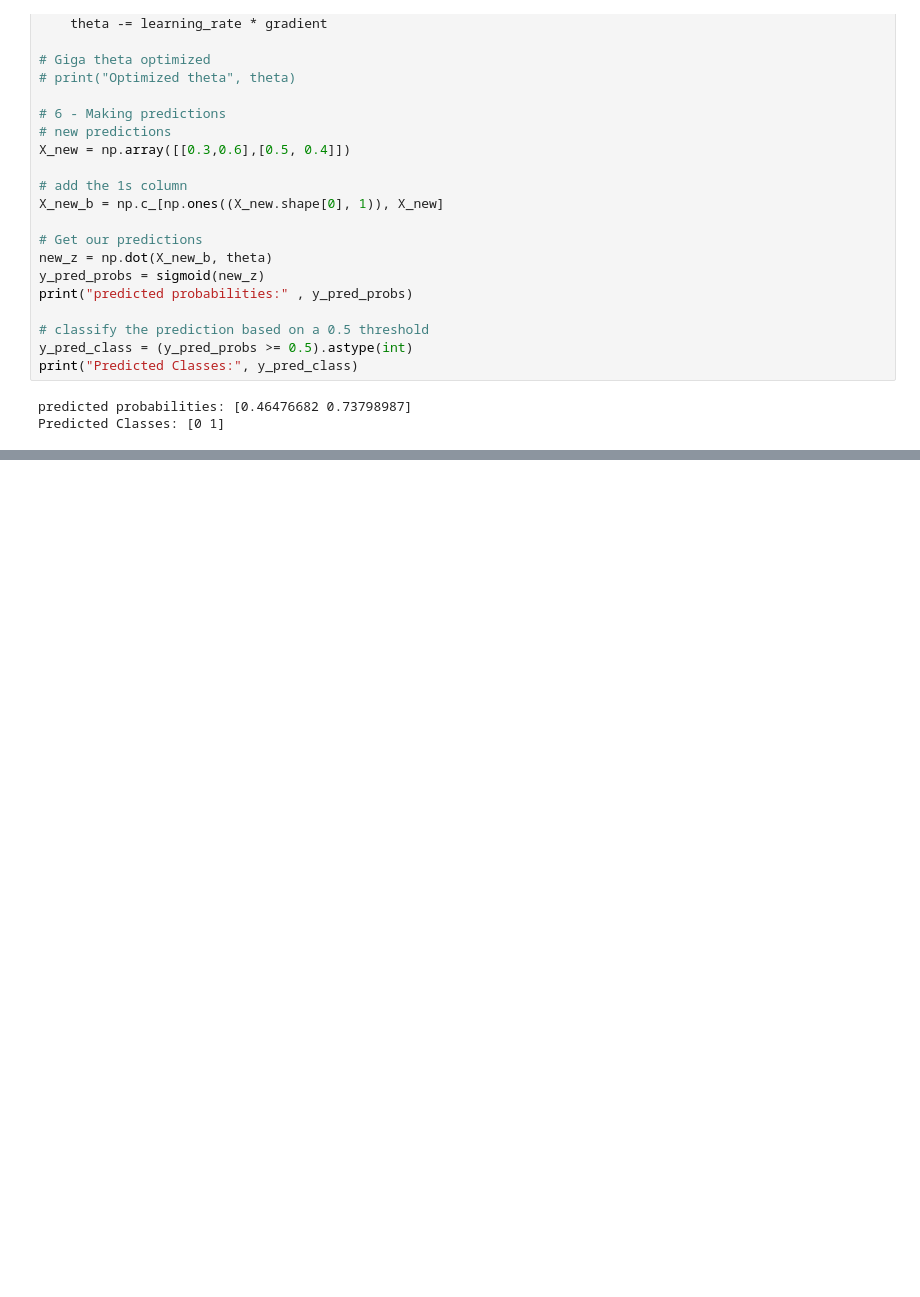
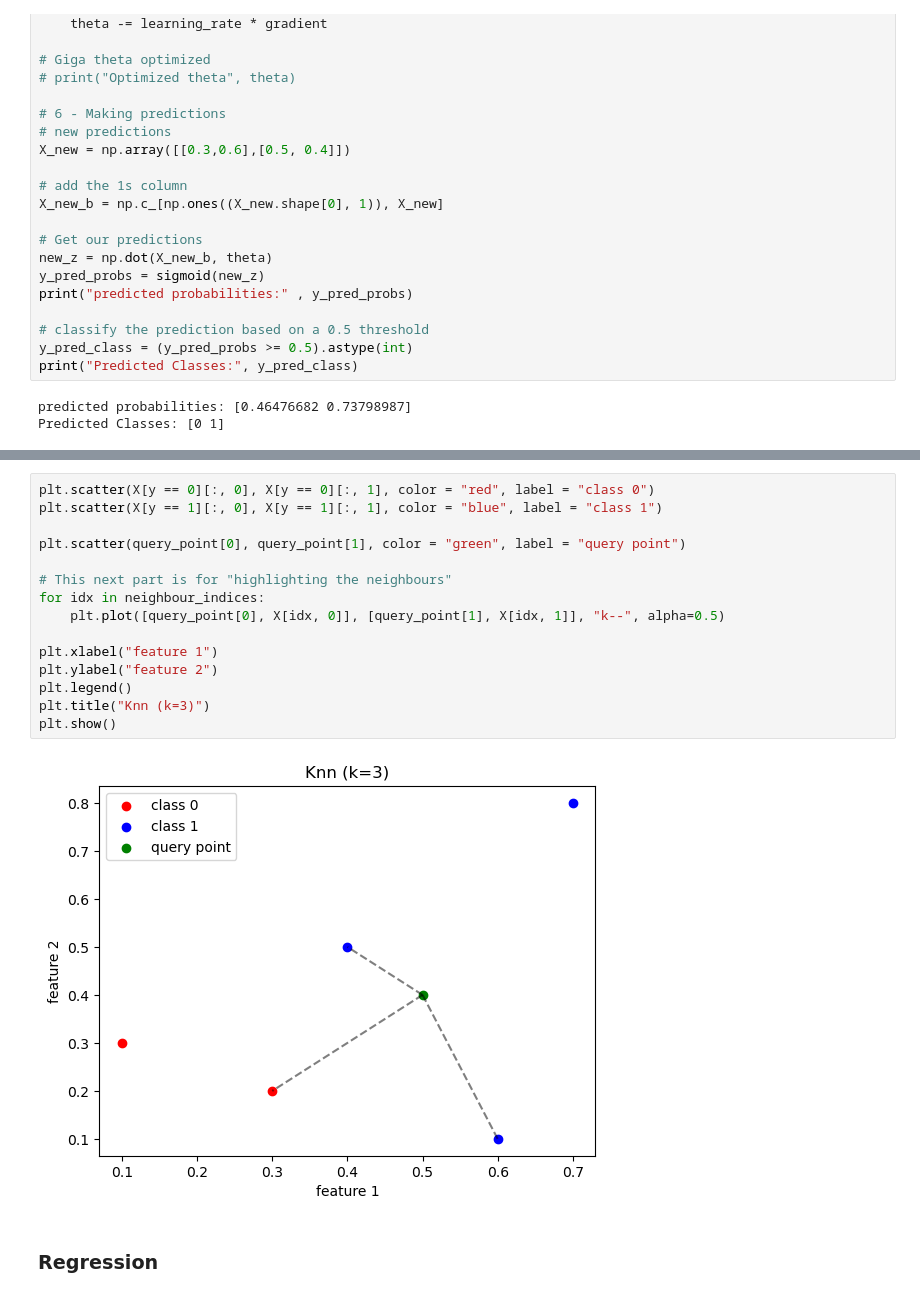
Before and after one commit to Mokoto-K/hands-on-machine-learning, a Jupyter notebook: no_scikit.ipynb, the cells around one changed output, grey strips where cells are left out. Saved outputs shown, nothing was run; the diff lists cells and outputs as text; blank space fills up the shorter version.

```diff
--- a/no_scikit.ipynb
+++ b/no_scikit.ipynb
@@ -382,0 +423,19 @@ plt.legen
+# %%
+plt.scatter(X[y == 0][:, 0], X[y == 0][:, 1], color = "red", label = "class 0")
+plt.scatter(X[y == 1][:, 0], X[y == 1][:, 1], color = "blue", label = "class 1")
+
+plt.scatter(query_point[0], query_point[1], color = "green", label = "query point")
+
+# This next part is for "highlighting the neighbours"
+for idx in neighbour_indices:
+    plt.plot([query_point[0], X[idx, 0]], [query_point[1], X[idx, 1]], "k--", alpha=0.5)
+
+plt.xlabel("feature 1")
+plt.ylabel("feature 2")
+plt.legend()
+plt.title("Knn (k=3)")
+plt.show()
+# %% [output]
+[figure, added]
+# %% [markdown]
+### Regression
```
Also changed, not shown: parts of 11 cells of this notebook.
